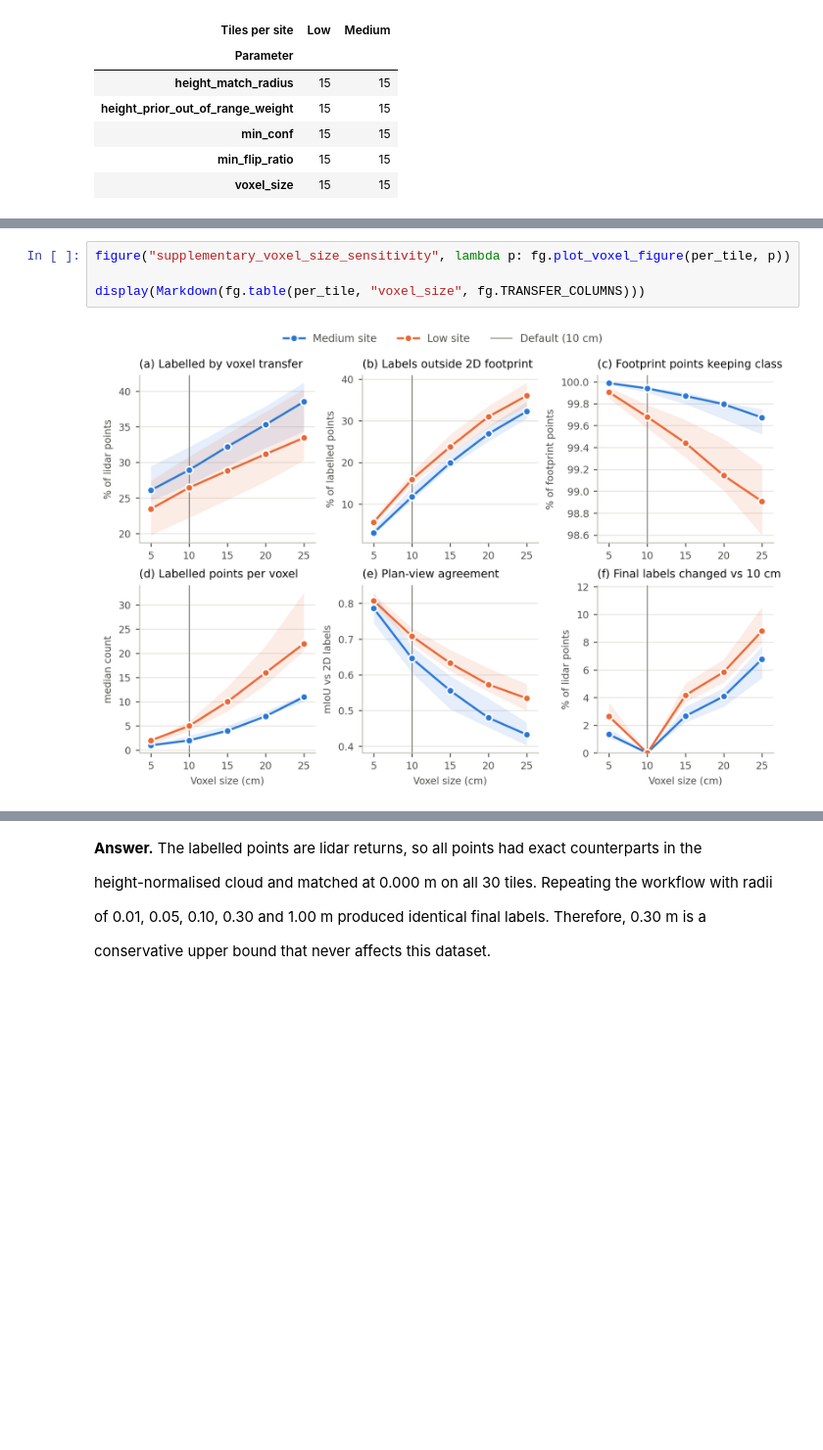
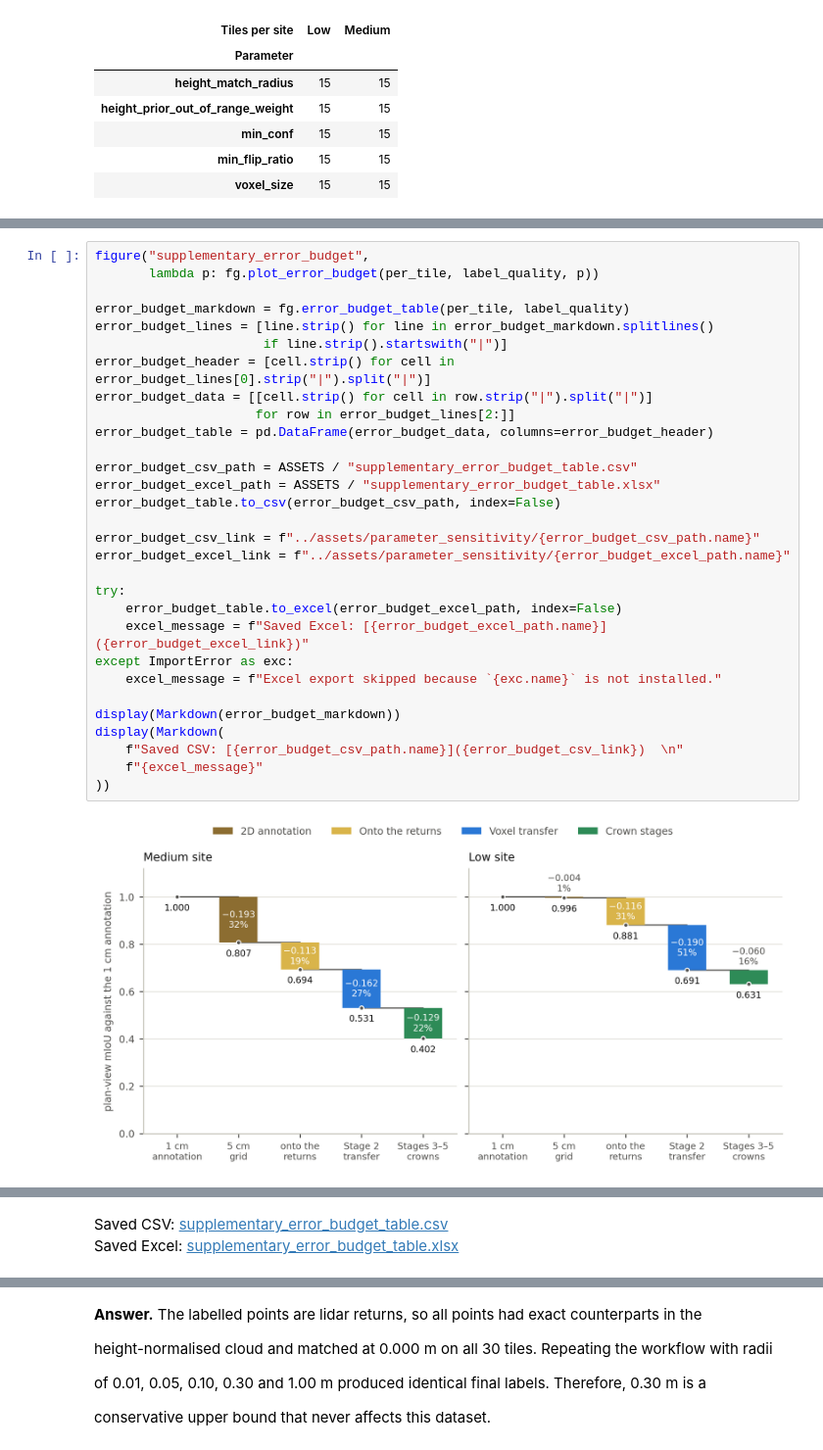
Before and after one commit to LNSOTOM/fvc_structure, a Jupyter notebook: phase_4_3D_lidar_prep/step_3_structure_class/reviewer_response/04_reviewer_responses.ipynb, the cells around one changed output, grey strips where cells are left out. Shown at 98% size. Saved outputs shown, nothing was run; the diff lists cells and outputs as text; blank space fills up the shorter version.

```diff
--- a/phase_4_3D_lidar_prep/step_3_structure_class/reviewer_response/04_reviewer_responses.ipynb
+++ b/phase_4_3D_lidar_prep/step_3_structure_class/reviewer_response/04_reviewer_responses.ipynb
@@ -146,6 +184,32 @@ The complete workflow was run at all five sizes on all 30 tiles. Supplementary F
 # %%
-figure("supplementary_voxel_size_sensitivity", lambda p: fg.plot_voxel_figure(per_tile, p))
+figure("supplementary_error_budget",
+       lambda p: fg.plot_error_budget(per_tile, label_quality, p))
 
-display(Markdown(fg.table(per_tile, "voxel_size", fg.TRANSFER_COLUMNS)))
+error_budget_markdown = fg.error_budget_table(per_tile, label_quality)
+error_budget_lines = [line.strip() for line in error_budget_markdown.splitlines()
+                      if line.strip().startswith("|")]
+error_budget_header = [cell.strip() for cell in error_budget_lines[0].strip("|").split("|")]
+error_budget_data = [[cell.strip() for cell in row.strip("|").split("|")]
+                     for row in error_budget_lines[2:]]
+error_budget_table = pd.DataFrame(error_budget_data, columns=error_budget_header)
+
+error_budget_csv_path = ASSETS / "supplementary_error_budget_table.csv"
+error_budget_excel_path = ASSETS / "supplementary_error_budget_table.xlsx"
+error_budget_table.to_csv(error_budget_csv_path, index=False)
+
+error_budget_csv_link = f"../assets/parameter_sensitivity/{error_budget_csv_path.name}"
+error_budget_excel_link = f"../assets/parameter_sensitivity/{error_budget_excel_path.name}"
+
+try:
+    error_budget_table.to_excel(error_budget_excel_path, index=False)
+    excel_message = f"Saved Excel: [{error_budget_excel_path.name}]({error_budget_excel_link})"
+except ImportError as exc:
+    excel_message = f"Excel export skipped because `{exc.name}` is not installed."
+
+display(Markdown(error_budget_markdown))
+display(Markdown(
+    f"Saved CSV: [{error_budget_csv_path.name}]({error_budget_csv_link})  \n"
+    f"{excel_message}"
+))
 # %% [output]
-[figure, old version]
+[figure, new version]
@@ -164 +225,3 @@ display(Markdown(fg.table(per_tile, "voxel_size", fg.TRANSFER_COLUMNS)))
+Saved CSV: [supplementary_error_budget_table.csv](../assets/parameter_sensitivity/supplementary_error_budget_table.csv)
+Saved Excel: [supplementary_error_budget_table.xlsx](../assets/parameter_sensitivity/supplementary_error_budget_table.xlsx)
 # %% [markdown]
```
Also changed, not shown: parts of 16 cells of this notebook, 3 other files.
